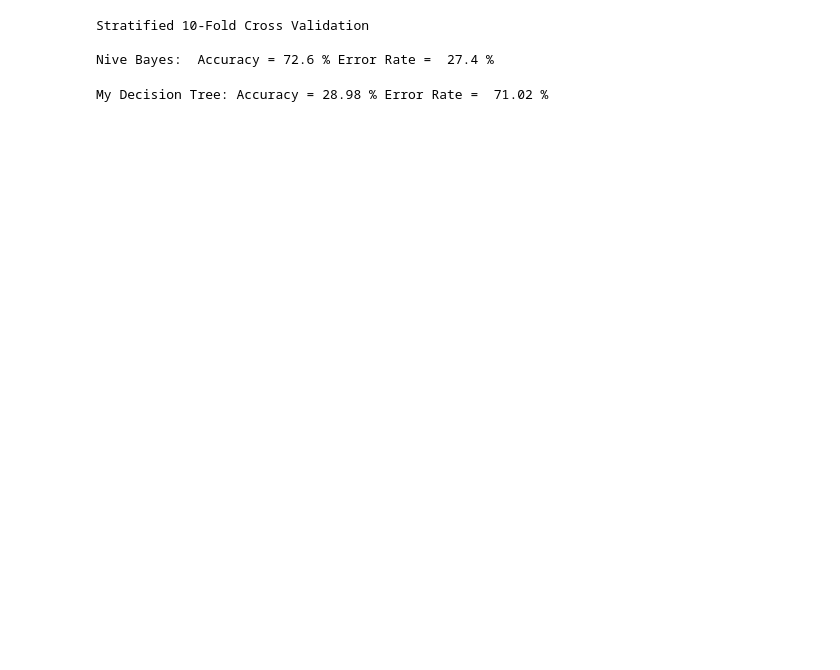
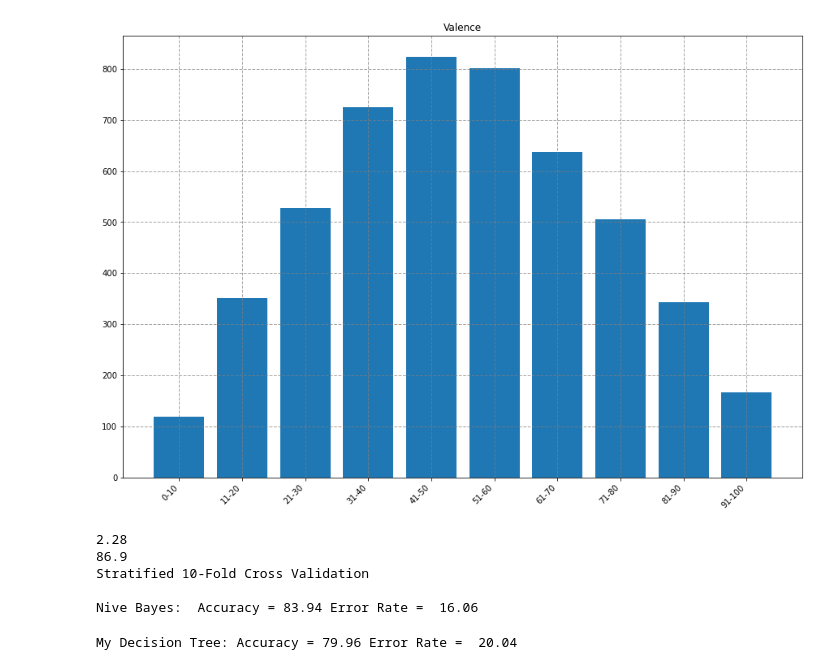
Before and after one commit to CarterKekoa/SpotifyRecommendationApp, a Jupyter notebook: DataAnalysis.ipynb, the cells around one changed output. Drawn from its saved outputs; the diff is of its cells as text; code cells hidden in the pictures; blank space fills up the shorter version.

Commit message:
Updates to formating

```diff
--- a/DataAnalysis.ipynb
+++ b/DataAnalysis.ipynb
@@ -37,0 +66,10 @@ playlist_id = '7L736vCRhBe5EapwwkutUl'
+# %%
+energy_bin_count = [[len(energy_bins[0])],[len(energy_bins[1])],[len(energy_bins[2])],[len(energy_bins[3])],[len(energy_bins[4])],[len(energy_bins[5])],[len(energy_bins[6])],[len(energy_bins[7])],[len(energy_bins[8])],[len(energy_bins[9])]]
+
+
+x_vals = ['0-10','11-20','21-30','31-40','41-50','51-60','61-70','71-80','81-90','91-100']
+y_vals = []
+for i in range(len(energy_bin_count)):
+    y_vals.append(energy_bin_count[i][0])
+
+plot_utils.frequency_chart(x_vals, y_vals,  "Energy", "", "")
@@ -37,0 +78,9 @@ playlist_id = '7L736vCRhBe5EapwwkutUl'
+# %%
+loudness_bin_count = [[len(loudness_bins[0])],[len(loudness_bins[1])],[len(loudness_bins[2])],[len(loudness_bins[3])],[len(loudness_bins[4])]]
+
+x_vals = ['0-(-5.62)','-5.63 - (-10.55)','-10.56-(-15.48)','-15.49-(-20.41)','-20.42-']
+y_vals = []
+for i in range(len(loudness_bin_count)):
+    y_vals.append(loudness_bin_count[i][0])
+
+plot_utils.frequency_chart(x_vals, y_vals,  "Loudness", "", "")
@@ -38,10 +89,27 @@ playlist_id = '7L736vCRhBe5EapwwkutUl'
+# %%
+valence_bin_count = [[len(valence_bins[0])],[len(valence_bins[1])],[len(valence_bins[2])],[len(valence_bins[3])],[len(valence_bins[4])],[len(valence_bins[5])],[len(valence_bins[6])],[len(valence_bins[7])],[len(valence_bins[8])],[len(valence_bins[9])]]
+
+x_vals = ['0-10','11-20','21-30','31-40','41-50','51-60','61-70','71-80','81-90','91-100']
+y_vals = []
+for i in range(len(valence_bin_count)):
+    y_vals.append(valence_bin_count[i][0])
+
+plot_utils.frequency_chart(x_vals, y_vals,  "Valence", "", "")
+# %% [output]
+[figure, added]
 # %%
 danceability = myutils.format_num(track_data.get_column('danceability'))
 energy = myutils.format_num(track_data.get_column('energy'))
+loudness = myutils.convert_loudness(track_data.get_column('loudness'))
+speechiness = myutils.format_num(track_data.get_column('speechiness'))
+tempo = myutils.convert_tempo(track_data.get_column('tempo'))
 valence = myutils.format_num(track_data.get_column('valence'))
 
-x_vals = [[danceability[i], energy[i], valence[i]] for i in range(len(danceability))]
+x_vals = [[danceability[i], energy[i], loudness[i], speechiness[i], tempo[i], valence[i]] for i in range(len(danceability))]
 y_vals = myutils.convert_to_rank(track_data.get_column("track_popularity"))
+
+print(min(myutils.get_unique(speechiness)))
+print(max(myutils.get_unique(speechiness)))
 
 print('Stratified 10-Fold Cross Validation\n')
 strat_train_folds, strat_test_folds = myevaluation.stratified_kfold_cross_validation(x_vals, y_vals, 10)
@@ -54,15 +122,20 @@ predicted = myNb.predict(strat_xtest)
 accuracy = myutils.get_accuracy(strat_ytest, predicted)
 print('Nive Bayes:  Accuracy =', round(accuracy * 100, 3), 'Error Rate = ', round((1-accuracy) * 100, 3))
 # %% [output]
+2.28
+86.9
 Stratified 10-Fold Cross Validation
 
-Nive Bayes:  Accuracy = 72.6 % Error Rate =  27.4 %
+Nive Bayes:  Accuracy = 83.94 Error Rate =  16.06
 # %%
 danceability = myutils.format_num(track_data.get_column('danceability'))
 energy = myutils.format_num(track_data.get_column('energy'))
+loudness = myutils.format_num(track_data.get_column('loudness'))
+speechiness = myutils.format_num(track_data.get_column('speechiness'))
+tempo = myutils.convert_tempo(track_data.get_column('tempo'))
 valence = myutils.format_num(track_data.get_column('valence'))
 
-x_vals = [[danceability[i], energy[i], valence[i]] for i in range(len(danceability))]
+x_vals = [[danceability[i], energy[i], loudness[i], speechiness[i], tempo[i], valence[i]] for i in range(len(danceability))]
 y_vals = myutils.convert_to_rank(track_data.get_column("track_popularity"))
 
 strat_train_folds2, strat_test_folds2 = myevaluation.stratified_kfold_cross_validation(x_vals, y_vals, 10)
@@ -75,4 +148,4 @@ predicted2 = my_tree.predict(strat_xtest2)
 accuracy2 = myutils.get_accuracy(strat_ytest2, predicted2)
 print('My Decision Tree: Accuracy =', round(accuracy2 * 100, 3), 'Error Rate = ', round((1-accuracy2) * 100, 3))
 # %% [output]
-My Decision Tree: Accuracy = 28.98 % Error Rate =  71.02 %
+My Decision Tree: Accuracy = 79.96 Error Rate =  20.04
```
Also changed, not shown: parts of 5 cells of this notebook, 4 other files.
